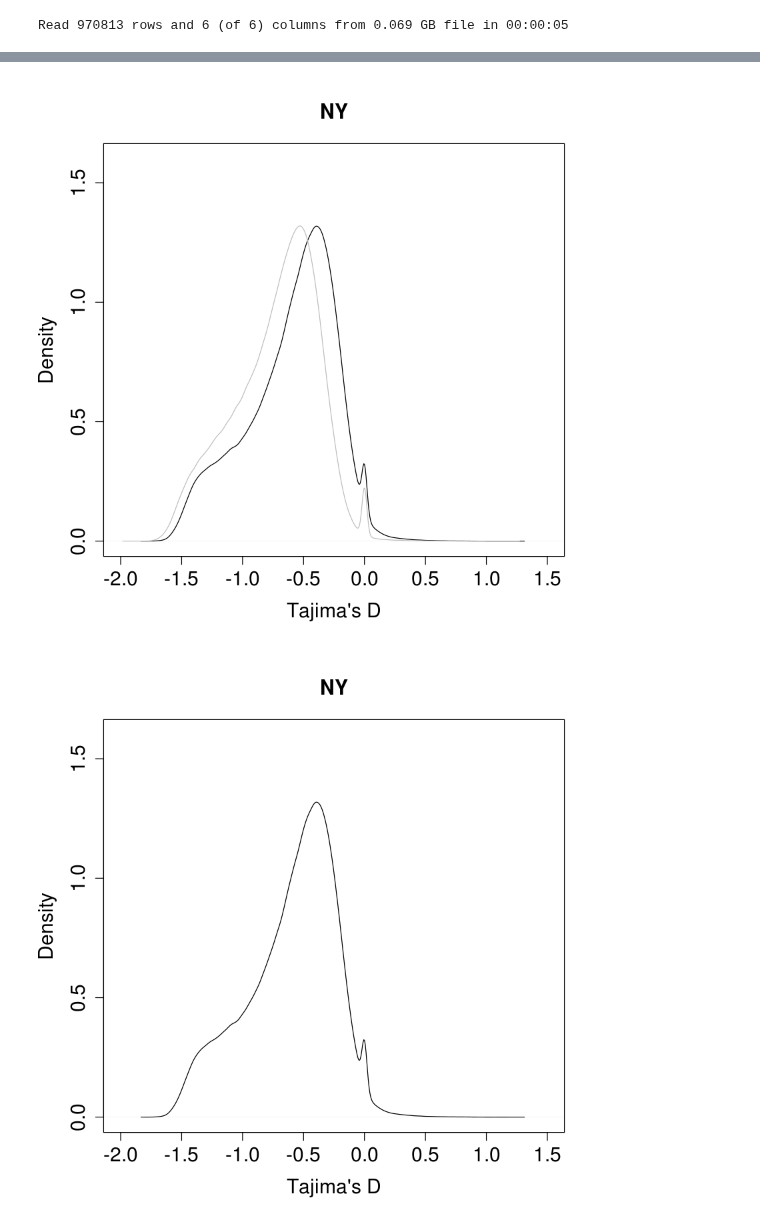
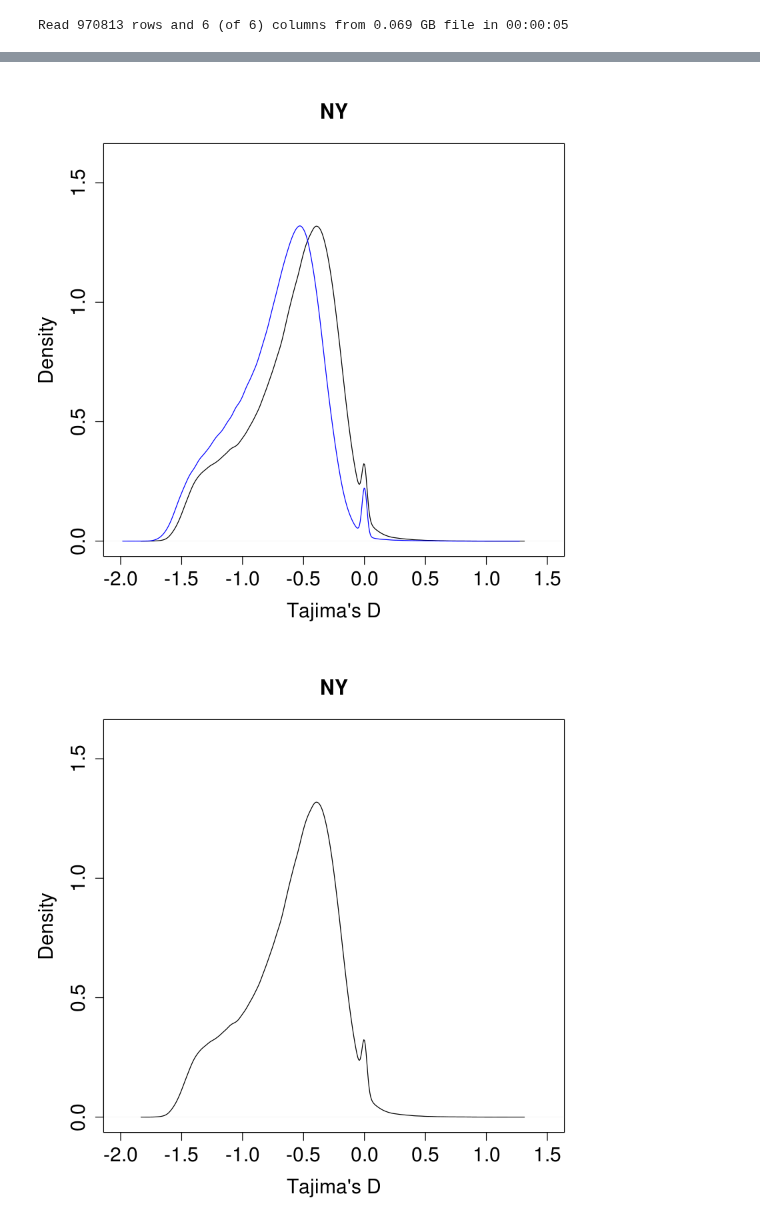
Before and after one commit to sagw/WNS_WGS, a Jupyter notebook: Angsd_all_thetas_graphs.ipynb, the cells around one changed output, grey strips where cells are left out. Drawn from its saved outputs; the diff is of its cells as text; code cells hidden in the pictures.

```diff
--- a/Angsd_all_thetas_graphs.ipynb
+++ b/Angsd_all_thetas_graphs.ipynb
@@ -52,9 +61,9 @@ colnames(VTE)=c("indexstartstop", "firstPos_withData", "WindowStartStop", "Scaff
 colnames(VTU)=c("indexstartstop", "firstPos_withData", "WindowStartStop", "Scaffold", "tW", "D")
 # %%
 plot(density(NYU$D), main="NY", cex.main=1.5, xlab="Tajima's D", cex.lab=1.5, cex.axis=1.5, xlim = c(-2,1.5), ylim=c(0,1.6))
-lines(density(NYE$D), col="gray")
+lines(density(NYE$D), col="blue")
 # %% [output]
-[figure, old version]
+[figure, new version]
 # %%
 plot(density(NYU$D), main="NY", cex.main=1.5, xlim = c(-2,1.5), ylim=c(0,1.6), xlab="Tajima's D", cex.lab=1.5, cex.axis=1.5)
 # %% [output]
```
Also changed, not shown: parts of 10 cells of this notebook, 4 other files.
